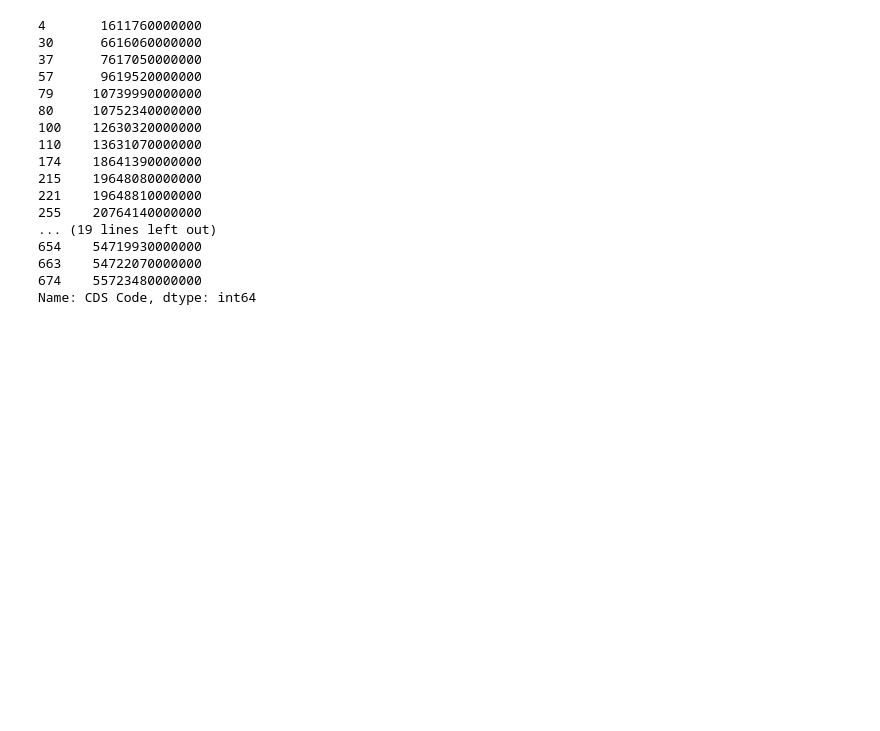
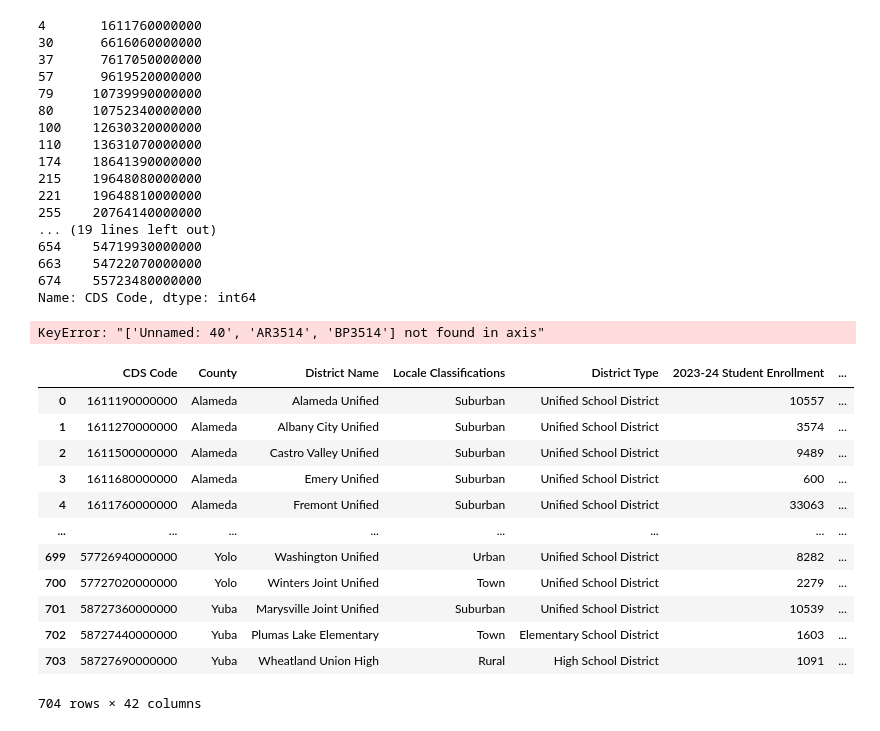
Before and after one commit to Tenstrands/Policy-Language-Analysis, a Jupyter notebook: extraction_and_cleaning_notebooks/BP_AR_3514_extraction_cleaning.ipynb, the cells around one changed output. Saved outputs shown, nothing was run; the diff lists cells and outputs as text; code cells hidden in the pictures; blank space fills up the shorter version.

Commit message:
uploading BP_AR_3514 extraction notebook
with added cleaning for legal references

```diff
--- a/extraction_and_cleaning_notebooks/BP_AR_3514_extraction_cleaning.ipynb
+++ b/extraction_and_cleaning_notebooks/BP_AR_3514_extraction_cleaning.ipynb
@@ -157,0 +157,36 @@ df.to_csv("BP_AR_3514.csv")
+# %%
+df['BP3514: PDF Text'] = df['BP3514: PDF Text'].astype(str)
+df['AR3514: PDF Text'] = df['AR3514: PDF Text'].astype(str)
+
+df['BP3514: PDF Text'] = df['BP3514: PDF Text'].apply(clean_pdf_text)
+df['AR3514: PDF Text'] = df['AR3514: PDF Text'].apply(clean_pdf_text)
+# %%
+df['BP3514: PDF Text'] = df['BP3514: PDF Text'].str.replace('ppoolliiccyy eennvviirroonnmmeennttaall ssaaffeettyy ssttaattuuss adopted oorriiggiinnaall aaddoopptteedd ddaattee', '', regex=False)
+df['BP3514: PDF Text'] = df['BP3514: PDF Text'].str.replace('llaasstt rreevviieewweedd ddaattee', '', regex=False)
+df['BP3514: PDF Text'] = df['BP3514: PDF Text'].str.replace(r'\b\d{2,}\b', '', regex=True)
+df['BP3514: PDF Text'] = df['BP3514: PDF Text'].str.replace(r'\b\w+schooldistrict\b', '', regex=True)
+# %%
+df['AR3514: PDF Text'] = df['AR3514: PDF Text'].str.replace('rreegguullaattiioonn eennvviirroonnmmeennttaall ssaaffeettyy ssttaattuuss adopted oorriiggiinnaall aaddoopptteedd ddaattee', '', regex=False)
+df['AR3514: PDF Text'] = df['AR3514: PDF Text'].str.replace('llaasstt rreevviisseedd ddaattee', '', regex=False)
+df['AR3514: PDF Text'] = df['AR3514: PDF Text'].str.replace('llaasstt rreevviieewweedd ddaattee', '', regex=False)
+df['AR3514: PDF Text'] = df['AR3514: PDF Text'].str.replace(r'\b\d{5,}\b', '', regex=True)
+# %%
+df = df.drop(columns = ['Unnamed: 40', 'AR3514', 'BP3514'])
+# %% [output]
+KeyError: "['Unnamed: 40', 'AR3514', 'BP3514'] not found in axis"
+# %%
+df
+# %% [output]
+|  | CDS Code | County | District Name | Locale Classifications | District Type | 2023-24 Student Enrollment | ... |
+| 0 | 1611190000000 | Alameda | Alameda Unified | Suburban | Unified School District | 10557 | ... |
+| 1 | 1611270000000 | Alameda | Albany City Unified | Suburban | Unified School District | 3574 | ... |
+| 2 | 1611500000000 | Alameda | Castro Valley Unified | Suburban | Unified School District | 9489 | ... |
+| 3 | 1611680000000 | Alameda | Emery Unified | Suburban | Unified School District | 600 | ... |
+| 4 | 1611760000000 | Alameda | Fremont Unified | Suburban | Unified School District | 33063 | ... |
+| ... | ... | ... | ... | ... | ... | ... | ... |
+| 699 | 57726940000000 | Yolo | Washington Unified | Urban | Unified School District | 8282 | ... |
+| 700 | 57727020000000 | Yolo | Winters Joint Unified | Town | Unified School District | 2279 | ... |
+| 701 | 58727360000000 | Yuba | Marysville Joint Unified | Suburban | Unified School District | 10539 | ... |
+| 702 | 58727440000000 | Yuba | Plumas Lake Elementary | Town | Elementary School District | 1603 | ... |
+| 703 | 58727690000000 | Yuba | Wheatland Union High | Rural | High School District | 1091 | ... |
+704 rows × 42 columns
```
Also changed, not shown: parts of 11 cells of this notebook.
